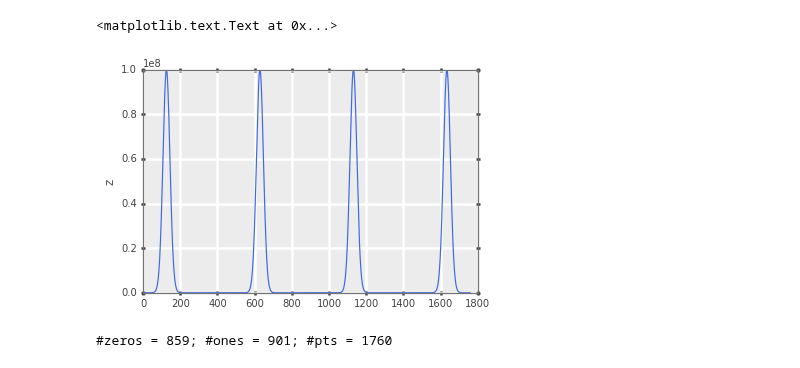
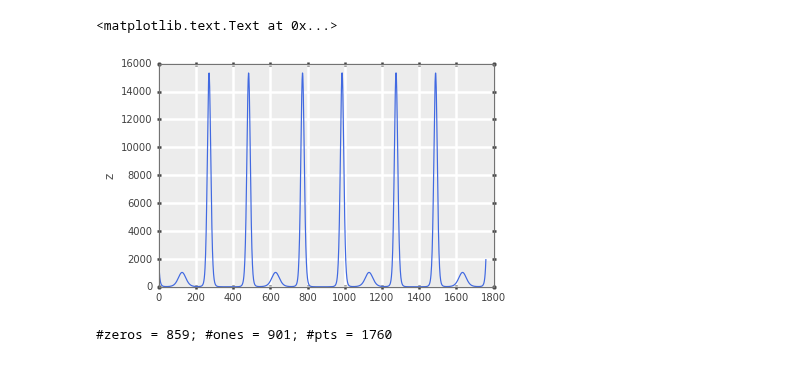
Before and after one commit to drsteve/Notebooks, a Jupyter notebook: MedianSymmetricAccuracyTests.ipynb, the cells around one changed output. Cells and saved outputs as stored; diff of their text form; code cells hidden in the pictures.

Commit message:
Updating the test series to correspond to MagEIS. Minor figure changes.

```diff
--- a/MedianSymmetricAccuracyTests.ipynb
+++ b/MedianSymmetricAccuracyTests.ipynb
@@ -14,12 +15,13 @@ from mpl_toolkits.axes_grid1.inset_locator import zoomed_inset_axes
 from mpl_toolkits.axes_grid1.inset_locator import mark_inset
 %matplotlib inline
 # %%
-series = 10**(8*np.sin(np.arange(0,7*np.pi,0.0125)))
+exes = np.arange(0,7*np.pi,0.0125)
+series = 2**(10**(np.sin(exes))+10**(np.cos(2*exes)-np.sin(exes)))
 plt.plot(series)
 plt.ylabel('z')
 # %% [output]
 <matplotlib.text.Text at 0x...>
-[figure, old version]
+[figure, new version]
 # %%
 np.random.seed(1777)
 noise3 = np.random.choice([0,1], size=len(series), replace=True)
```
Also changed, not shown: parts of 21 cells of this notebook.
